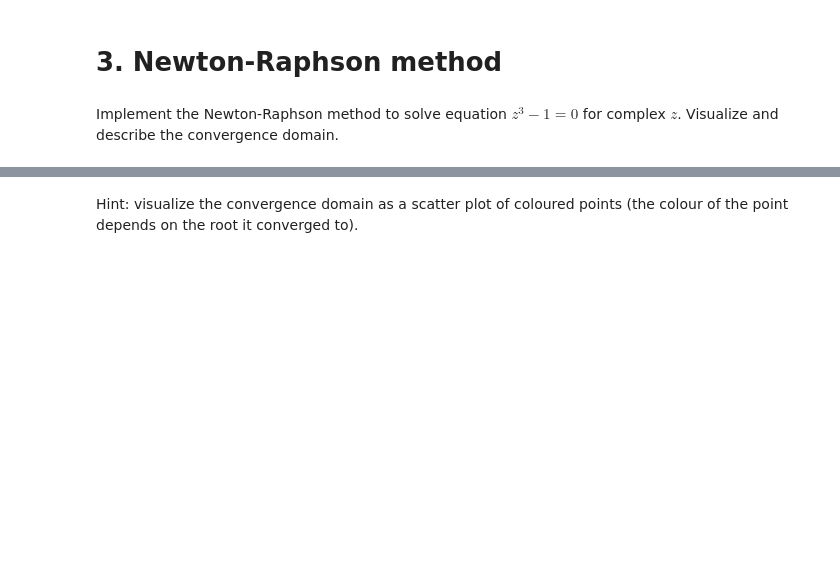
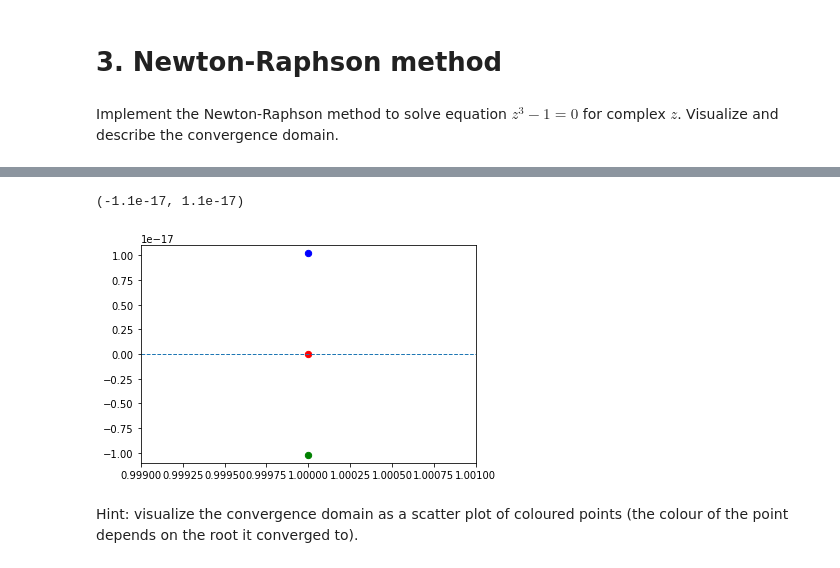
Before and after one commit to neklyud/programming_miem, a Jupyter notebook: nonlinear_equations_HW.ipynb, the cells around one changed output, grey strips where cells are left out. Cells and saved outputs as stored; diff of their text form; code cells hidden in the pictures; blank space fills up the shorter version.

```diff
--- a/nonlinear_equations_HW.ipynb
+++ b/nonlinear_equations_HW.ipynb
@@ -236,2 +320,12 @@ Implement the Newton-Raphson method to solve equation $z^3 - 1 = 0$ for complex
+# %%
+plt.axhline(0, ls='--', lw=1)
+plt.scatter(x1, y1, color='red', s=40, marker='o')
+plt.scatter(x2, y2, color='blue', s=40, marker='o')
+plt.scatter(x3, y3, color='green', s=40, marker='o')
+plt.xlim(0.999,1.001)
+plt.ylim(-1.1e-17,1.1e-17)
+# %% [output]
+(-1.1e-17, 1.1e-17)
+[figure, added]
 # %% [markdown]
 Hint: visualize the convergence domain as a scatter plot of coloured points (the colour of the point depends on the root it converged to).
```
Also changed, not shown: parts of 6 cells of this notebook.
